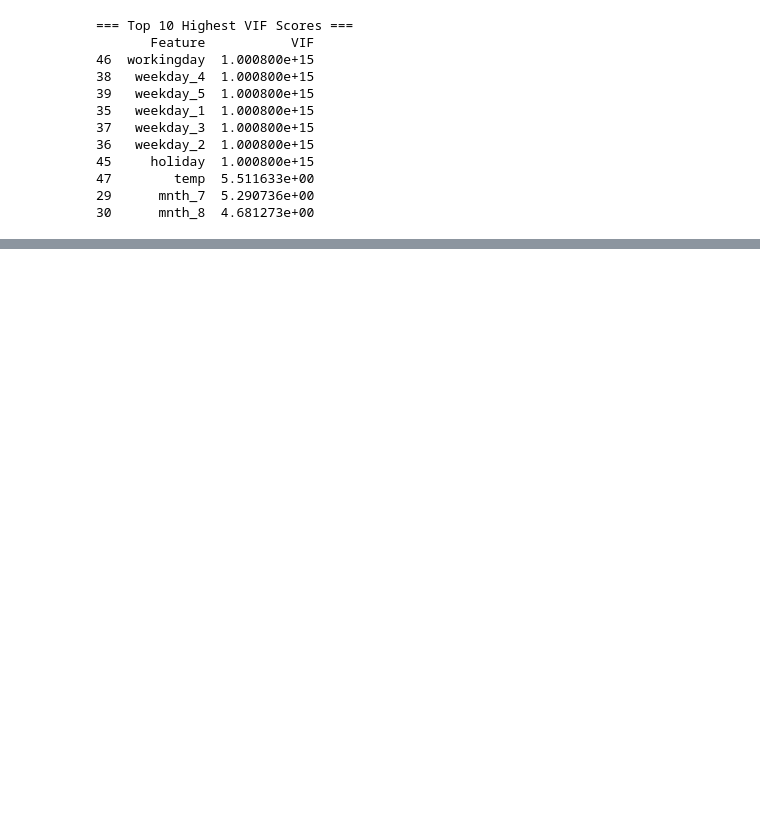
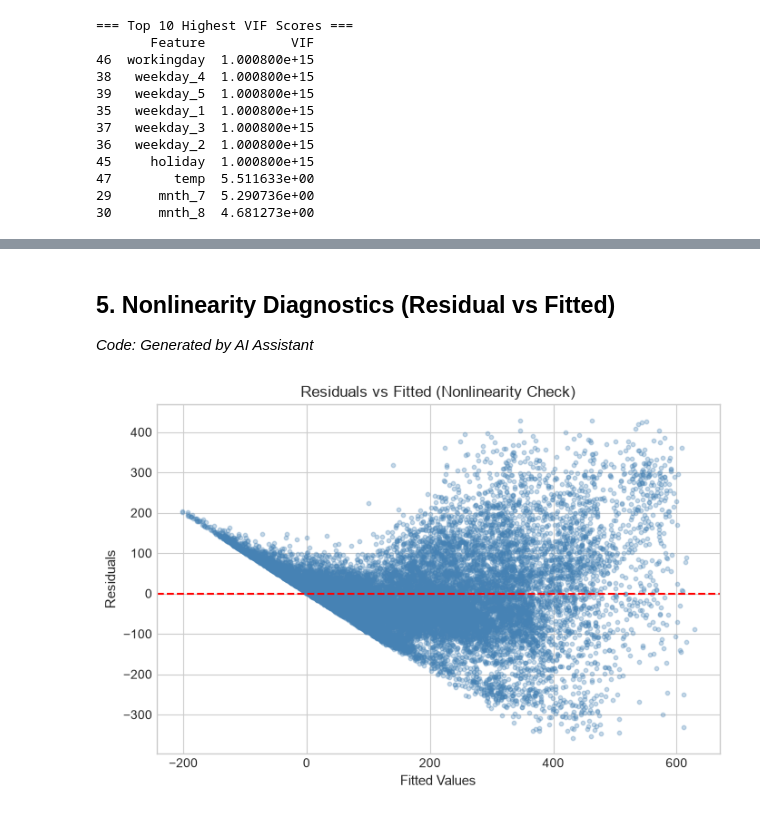
Before and after one commit to SinYang13/DSA211, a Jupyter notebook: notebooks/03 Baseline Model.ipynb, the cells around one changed output, grey strips where cells are left out. Cells and saved outputs as stored; diff of their text form; code cells hidden in the pictures; blank space fills up the shorter version.

```diff
--- a/notebooks/03 Baseline Model.ipynb
+++ b/notebooks/03 Baseline Model.ipynb
@@ -191,0 +206,12 @@ print(vif_data.sort_values("VIF", ascending=False).head(10))
+# %%
+# 1. Drop workingday to fix the rank deficiency
+FEATURE_COLS_CLEAN = [c for c in FEATURE_COLS if c != 'workingday']
+X_clean = base_df[FEATURE_COLS_CLEAN]
+X_const_clean = sm.add_constant(X_clean)
+
+# 2. Fit the clean OLS model
+m1_clean = sm.OLS(y, X_const_clean).fit()
+
+# 3. Print the FULL summary so you can see all the statistics
+print("=== Clean M1 Base OLS Summary (workingday dropped) ===")
+print(m1_clean.summary())
@@ -191,0 +243,13 @@ print(vif_data.sort_values("VIF", ascending=False).head(10))
+# %% [markdown]
+## 5. Nonlinearity Diagnostics (Residual vs Fitted)
+*Code: Generated by AI Assistant*
+# %%
+plt.figure(figsize=(8, 5))
+plt.scatter(m1_clean.fittedvalues, m1_clean.resid, alpha=0.3, s=10, color='steelblue')
+plt.axhline(y=0, color='red', linestyle='--')
+plt.title('Residuals vs Fitted (Nonlinearity Check)')
+plt.xlabel('Fitted Values')
+plt.ylabel('Residuals')
+plt.show()
+# %% [output]
+[figure, added]
```
Also changed, not shown: parts of 9 cells of this notebook.
